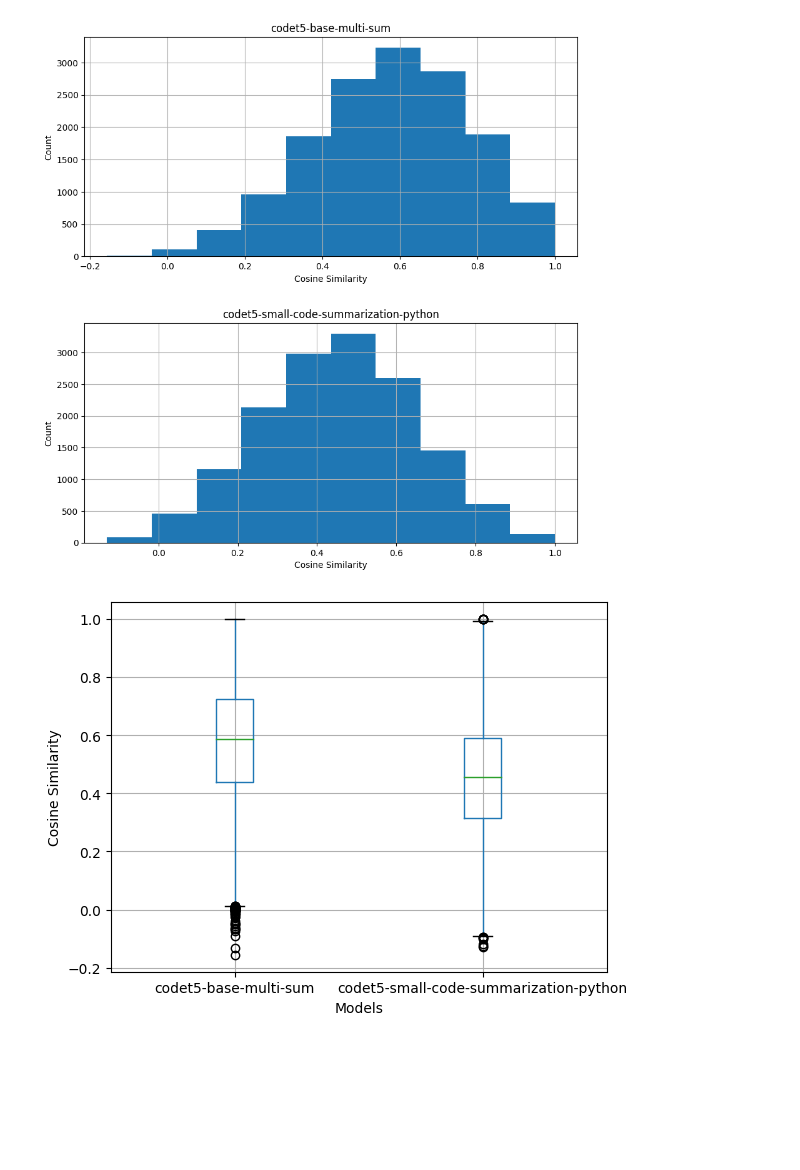
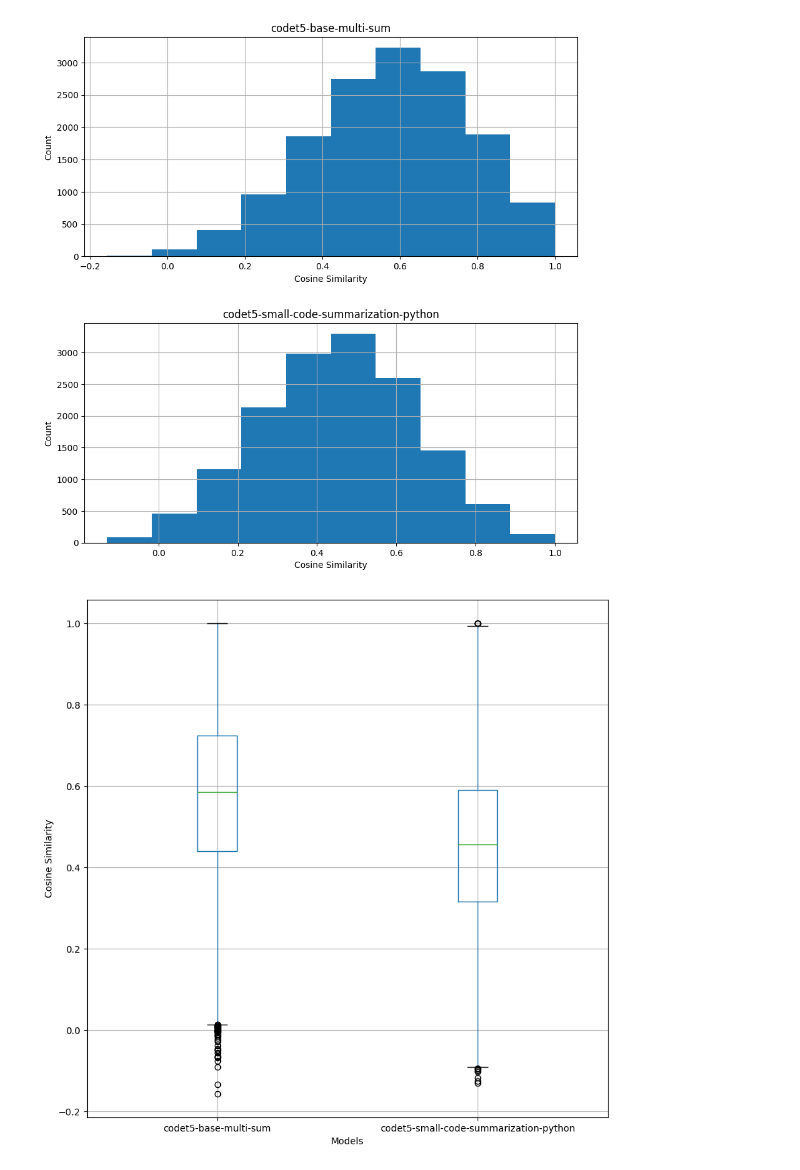
Before and after one commit to WilliamsCJ/repograph, a Jupyter notebook: backend/evaluation/summarization_performance.ipynb, the cells around one changed output. Drawn from its saved outputs; the diff is of its cells as text; code cells hidden in the pictures; blank space fills up the shorter version.

Commit message:
Fix saving boxplot

```diff
--- a/backend/evaluation/summarization_performance.ipynb
+++ b/backend/evaluation/summarization_performance.ipynb
@@ -115,9 +115,10 @@ fig.savefig("summarization-performance-histogram.png", bbox_inches='tight')
 # %% [output]
 [figure]
 # %%
-boxplot = df.rename(columns={"score": "codet5-base-multi-sum", "finetuned_score": "codet5-small-code-summarization-python"}).boxplot(column=['codet5-base-multi-sum', 'codet5-small-code-summarization-python'])
-boxplot.set_ylabel("Cosine Similarity")
-boxplot.set_xlabel("Models")
+fig, ax = plt.subplots(1, figsize=(10,10))
+df.rename(columns={"score": "codet5-base-multi-sum", "finetuned_score": "codet5-small-code-summarization-python"}).boxplot(column=['codet5-base-multi-sum', 'codet5-small-code-summarization-python'], ax=ax)
+ax.set_ylabel("Cosine Similarity")
+ax.set_xlabel("Models")
 fig.savefig("summarization-performance-boxplot.png", bbox_inches='tight')
 # %% [output]
-[figure, old version]
+[figure, new version]
```
Also changed, not shown: 1 other file.
